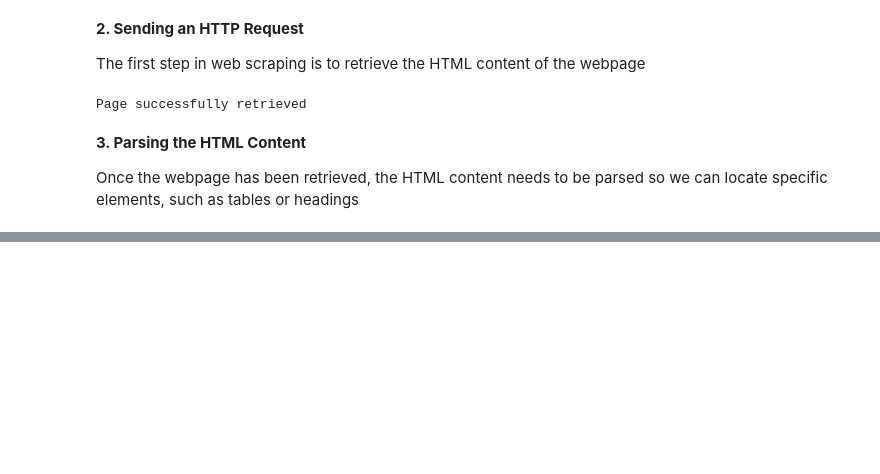
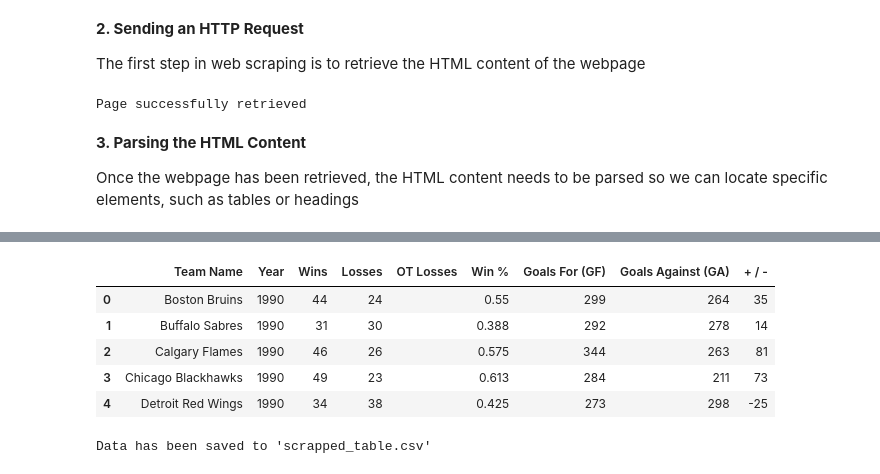
Before and after one commit to SolomonAyuba/data-quality-and-data-wrangling, a Jupyter notebook: Data Quality and Data Wrangling.ipynb, the cells around one changed output, grey strips where cells are left out. Cells and saved outputs as stored; diff of their text form; code cells hidden in the pictures; blank space fills up the shorter version.

```diff
--- a/Data Quality and Data Wrangling.ipynb
+++ b/Data Quality and Data Wrangling.ipynb
@@ -1535,0 +1554,7 @@ so we can locate specific elements, such as tables or headings
+# %%
+# Step 2: Parse the HTML content using BeautifulSoup
+soup = BeautifulSoup(response.text, 'html.parser')
+soup
+
+# Print prettified HTML
+print(soup.prettify())
@@ -1535,0 +1579,4 @@ so we can locate specific elements, such as tables or headings
+# %%
+# Step 3: Find the table containing the data
+table = soup.find('table', class_='table')
+table
@@ -1535,0 +1622,29 @@ so we can locate specific elements, such as tables or headings
+# %%
+# Step 4: Extract table headers
+headers = [header.text.strip() for header in table.find_all('th')]
+# %%
+# Step 5: Extract table rows and their data
+rows = []
+for row in table.find_all('tr')[1:]: # Skip the header row
+  cols = row.find_all('td')
+  row_data = [col.text.strip() for col in cols]
+  rows.append(row_data)
+# %%
+# Step 6: Create a DataFrame using pandas
+df = pd.DataFrame(rows, columns=headers)
+
+#Display the DataFrame
+df.head()
+# %% [output]
+|  | Team Name | Year | Wins | Losses | OT Losses | Win % | Goals For (GF) | Goals Against (GA) | + / - |
+| 0 | Boston Bruins | 1990 | 44 | 24 |  | 0.55 | 299 | 264 | 35 |
+| 1 | Buffalo Sabres | 1990 | 31 | 30 |  | 0.388 | 292 | 278 | 14 |
+| 2 | Calgary Flames | 1990 | 46 | 26 |  | 0.575 | 344 | 263 | 81 |
+| 3 | Chicago Blackhawks | 1990 | 49 | 23 |  | 0.613 | 284 | 211 | 73 |
+| 4 | Detroit Red Wings | 1990 | 34 | 38 |  | 0.425 | 273 | 298 | -25 |
+# %%
+# (Optional) Save to CSV
+df.to_csv('scrapped_table.csv', index=False)
+print("Data has been saved to 'scrapped_table.csv'")
+# %% [output]
+Data has been saved to 'scrapped_table.csv'
```
Also changed, not shown: parts of 28 cells of this notebook.
